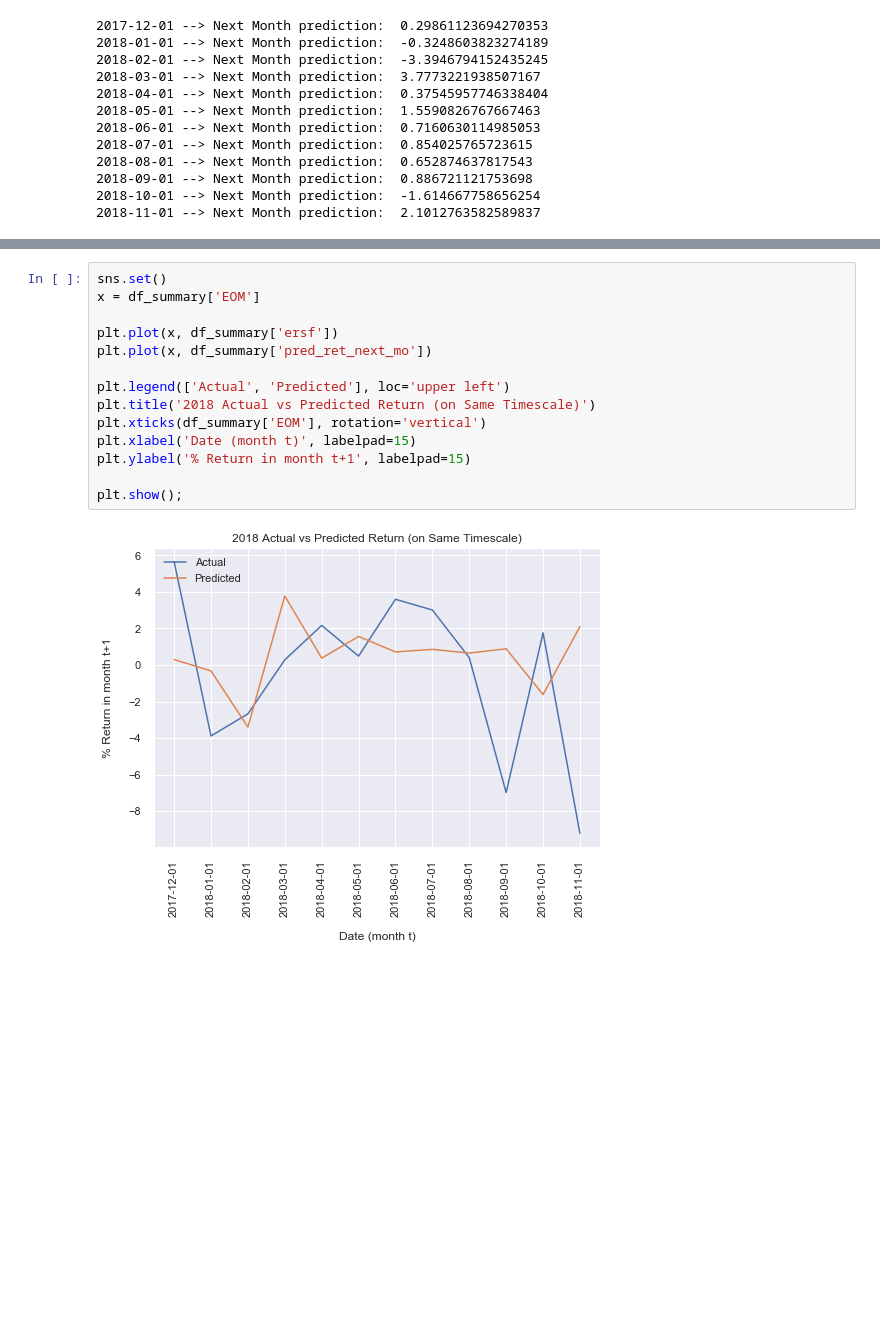
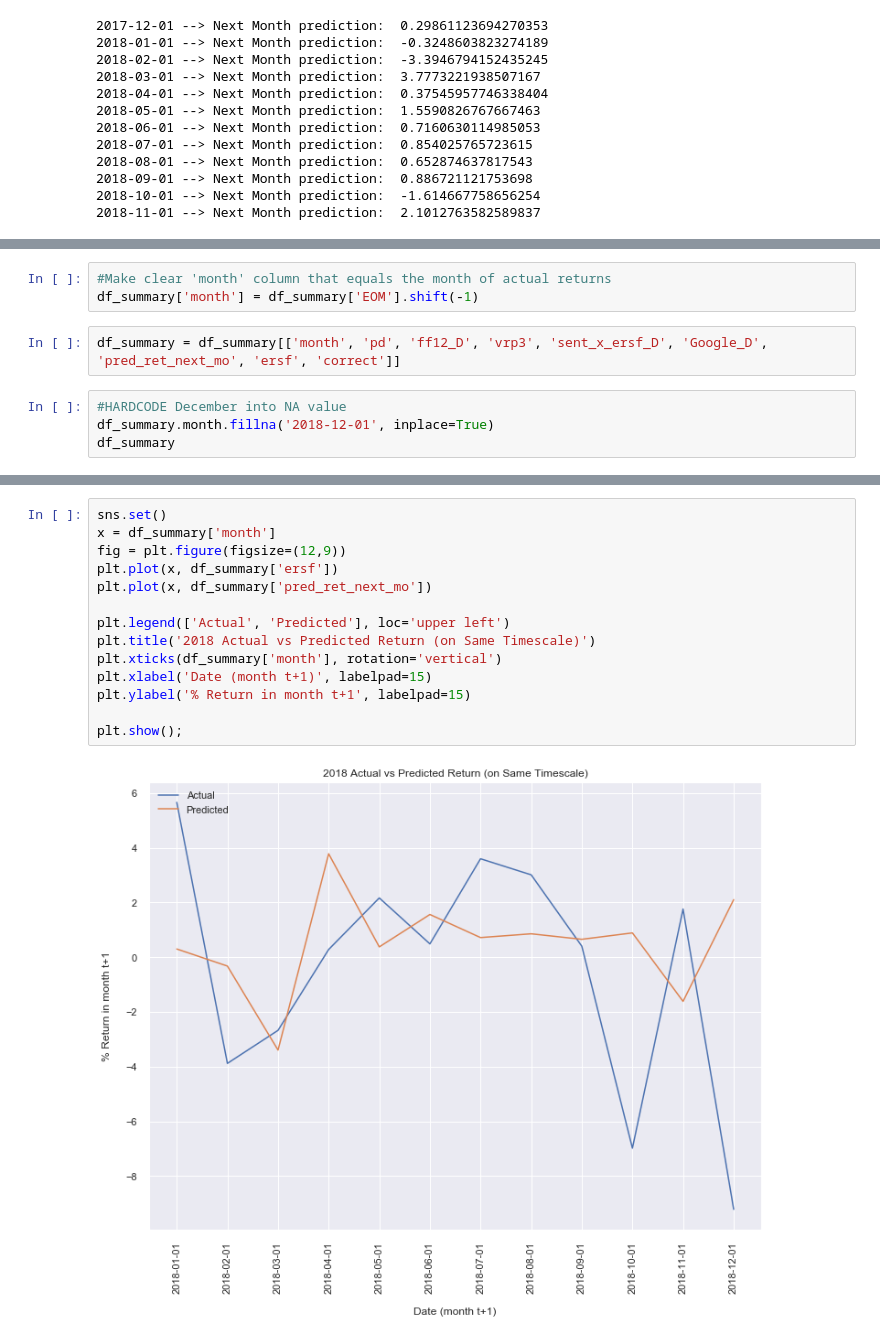
Before and after one commit to maks-p/momentum_sentiment_FINAL, a Jupyter notebook: momentum_sentiment_final.ipynb, the cells around one changed output, grey strips where cells are left out. Drawn from its saved outputs; the diff is of its cells as text; blank space fills up the shorter version.

Commit message:
Updated Summary Chart

```diff
--- a/momentum_sentiment_final.ipynb
+++ b/momentum_sentiment_final.ipynb
@@ -519,0 +535,9 @@ for i in range(len(df_summary)):
+# %%
+#Make clear 'month' column that equals the month of actual returns
+df_summary['month'] = df_summary['EOM'].shift(-1)
+# %%
+df_summary = df_summary[['month', 'pd', 'ff12_D', 'vrp3', 'sent_x_ersf_D', 'Google_D', 'pred_ret_next_mo', 'ersf', 'correct']]
+# %%
+#HARDCODE December into NA value
+df_summary.month.fillna('2018-12-01', inplace=True)
+df_summary
@@ -520,16 +558,16 @@ for i in range(len(df_summary)):
 # %%
 sns.set()
-x = df_summary['EOM']
-
+x = df_summary['month']
+fig = plt.figure(figsize=(12,9))
 plt.plot(x, df_summary['ersf'])
 plt.plot(x, df_summary['pred_ret_next_mo'])
 
 plt.legend(['Actual', 'Predicted'], loc='upper left')
 plt.title('2018 Actual vs Predicted Return (on Same Timescale)')
-plt.xticks(df_summary['EOM'], rotation='vertical')
-plt.xlabel('Date (month t)', labelpad=15)
+plt.xticks(df_summary['month'], rotation='vertical')
+plt.xlabel('Date (month t+1)', labelpad=15)
 plt.ylabel('% Return in month t+1', labelpad=15)
 
 plt.show();
 # %% [output]
-[figure, old version]
+[figure, new version]
```
Also changed, not shown: parts of 30 cells of this notebook, 3 other files.
